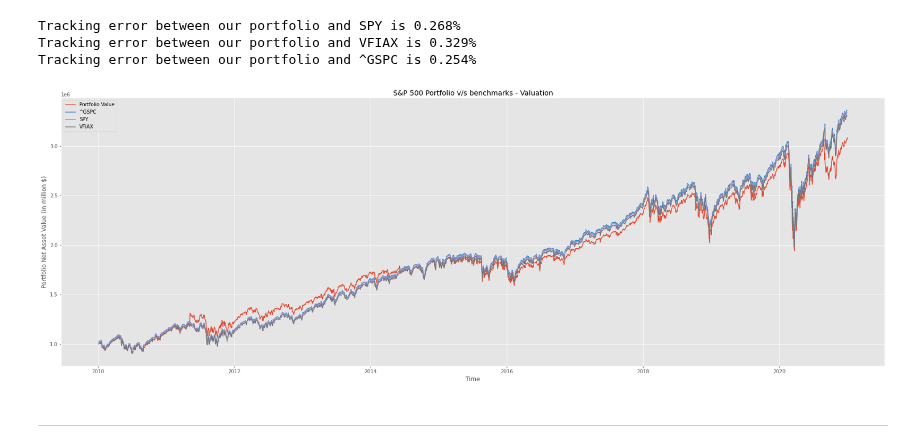
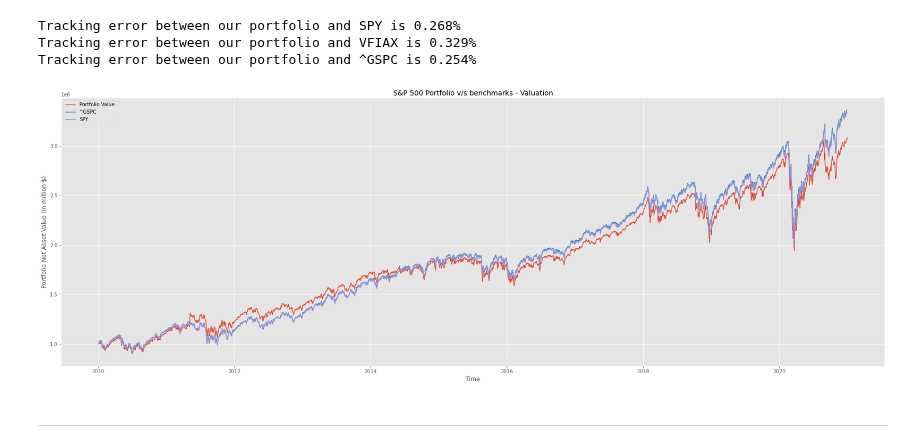
Before and after one commit to rohitashwachaks/finance, a Jupyter notebook: InvestmentStategies - Vito/index-mimiking-portfolio/portfolio.ipynb, the cells around one changed output. Drawn from its saved outputs; the diff is of its cells as text; code cells hidden in the pictures.

```diff
--- a/InvestmentStategies - Vito/index-mimiking-portfolio/portfolio.ipynb
+++ b/InvestmentStategies - Vito/index-mimiking-portfolio/portfolio.ipynb
@@ -354,17 +354,17 @@ Tracking error between our portfolio and ^GSPC is 0.254%
 # %%
 plt.figure().set_size_inches(30, 10,  forward=True)
 
 plt.plot(portfolio_val)
 plt.plot(benchmark_data["^GSPC"]*900)
 plt.plot(benchmark_data["SPY"]*8961.3)
-plt.plot(benchmark_data["VFIAX"]*9600)
+# plt.plot(benchmark_data["VFIAX"]*9600)
 plt.legend(["Portfolio Value","^GSPC","SPY","VFIAX"])
 plt.xlabel("Time")
 plt.ylabel("Portfolio Net Asset Value (in million $)")
 plt.title("S&P 500 Portfolio v/s benchmarks - Valuation")
 plt.show()
 # %% [output]
-[figure, old version]
+[figure, new version]
 # %% [markdown]
 ***
 # %% [markdown]
```
